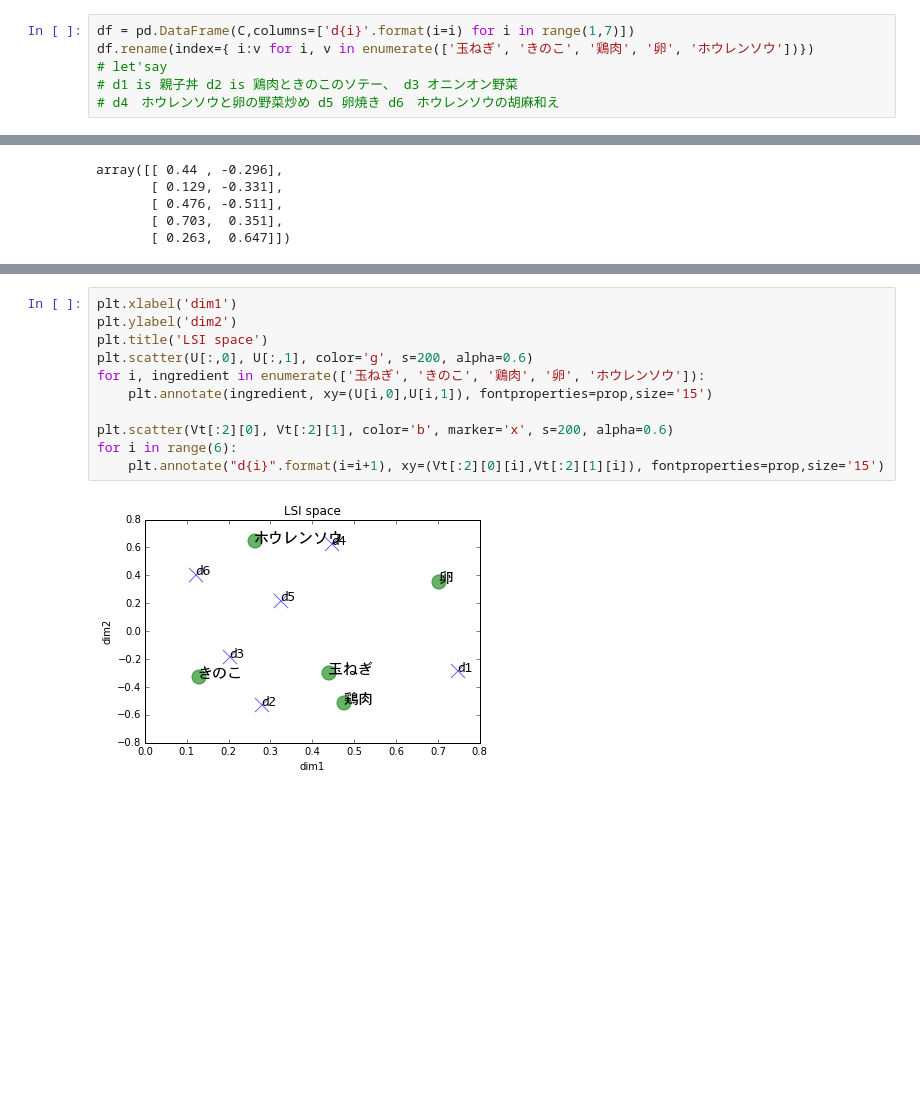
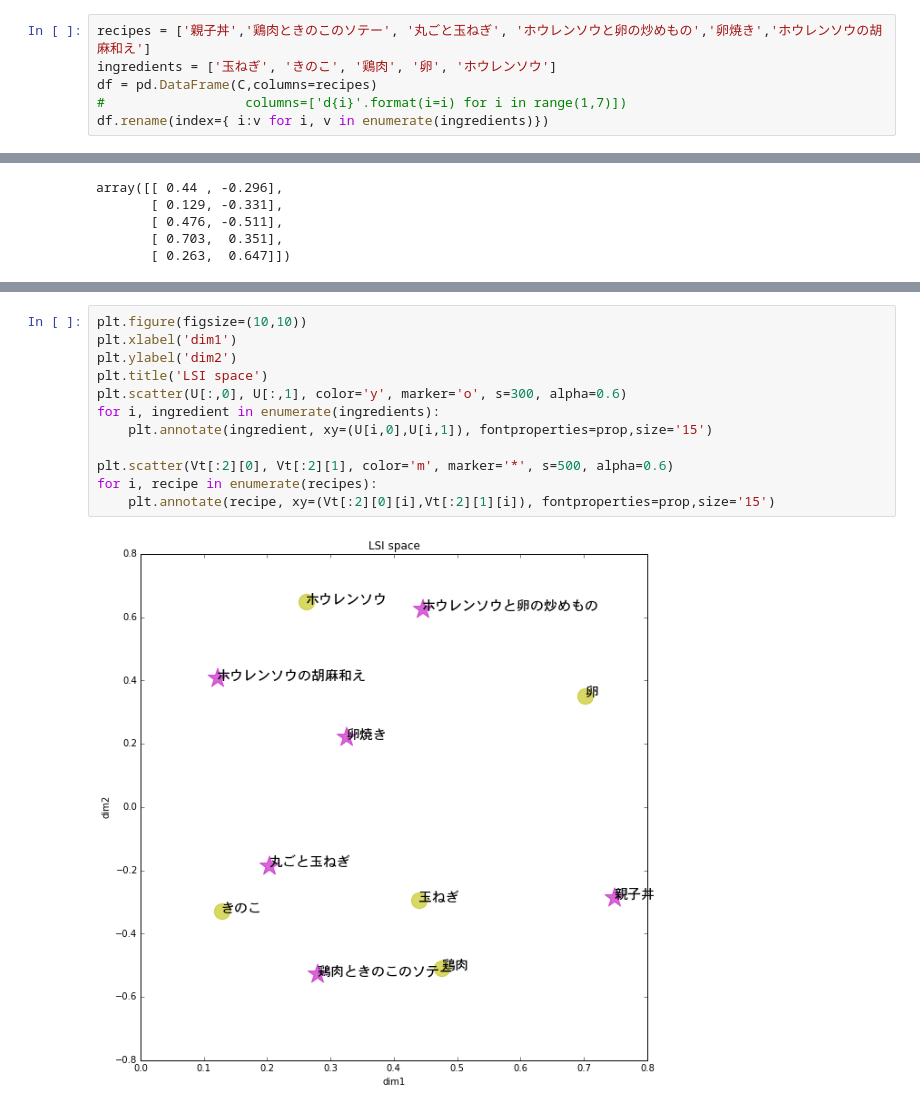
Before and after one commit to SamuraiT/truncated_svd, a Jupyter notebook: LSI.ipynb, the cells around one changed output, grey strips where cells are left out. Saved outputs shown, nothing was run; the diff lists cells and outputs as text; blank space fills up the shorter version.

```diff
--- a/LSI.ipynb
+++ b/LSI.ipynb
@@ -24,9 +24,9 @@ C = np.array([
     [0, 0, 0, 1, 0, 1]
 ])
 # %%
-df = pd.DataFrame(C,columns=['d{i}'.format(i=i) for i in range(1,7)])
-df.rename(index={ i:v for i, v in enumerate(['玉ねぎ', 'きのこ', '鶏肉', '卵', 'ホウレンソウ'])})
-# let'say
-# d1 is 親子丼 d2 is 鶏肉ときのこのソテー、 d3 オニンオン野菜
-# d4　ホウレンソウと卵の野菜炒め d5 卵焼き d6　ホウレンソウの胡麻和え
+recipes = ['親子丼','鶏肉ときのこのソテー', '丸ごと玉ねぎ', 'ホウレンソウと卵の炒めもの','卵焼き','ホウレンソウの胡麻和え']
+ingredients = ['玉ねぎ', 'きのこ', '鶏肉', '卵', 'ホウレンソウ']
+df = pd.DataFrame(C,columns=recipes)
+#                  columns=['d{i}'.format(i=i) for i in range(1,7)])
+df.rename(index={ i:v for i, v in enumerate(ingredients)})
 # %% [output]
@@ -157,13 +149,14 @@ array([[ 0.749,  0.28 ,  0.204,  0.447,  0.325,  0.121],
 # %%
+plt.figure(figsize=(10,10))
 plt.xlabel('dim1')
 plt.ylabel('dim2')
 plt.title('LSI space')
-plt.scatter(U[:,0], U[:,1], color='g', s=200, alpha=0.6)
-for i, ingredient in enumerate(['玉ねぎ', 'きのこ', '鶏肉', '卵', 'ホウレンソウ']):
+plt.scatter(U[:,0], U[:,1], color='y', marker='o', s=300, alpha=0.6)
+for i, ingredient in enumerate(ingredients):
     plt.annotate(ingredient, xy=(U[i,0],U[i,1]), fontproperties=prop,size='15')
 
-plt.scatter(Vt[:2][0], Vt[:2][1], color='b', marker='x', s=200, alpha=0.6)
-for i in range(6):
-    plt.annotate("d{i}".format(i=i+1), xy=(Vt[:2][0][i],Vt[:2][1][i]), fontproperties=prop,size='15')
+plt.scatter(Vt[:2][0], Vt[:2][1], color='m', marker='*', s=500, alpha=0.6)
+for i, recipe in enumerate(recipes):
+    plt.annotate(recipe, xy=(Vt[:2][0][i],Vt[:2][1][i]), fontproperties=prop,size='15')
 # %% [output]
-[figure, old version]
+[figure, new version]
```
Also changed, not shown: parts of 27 cells of this notebook.
